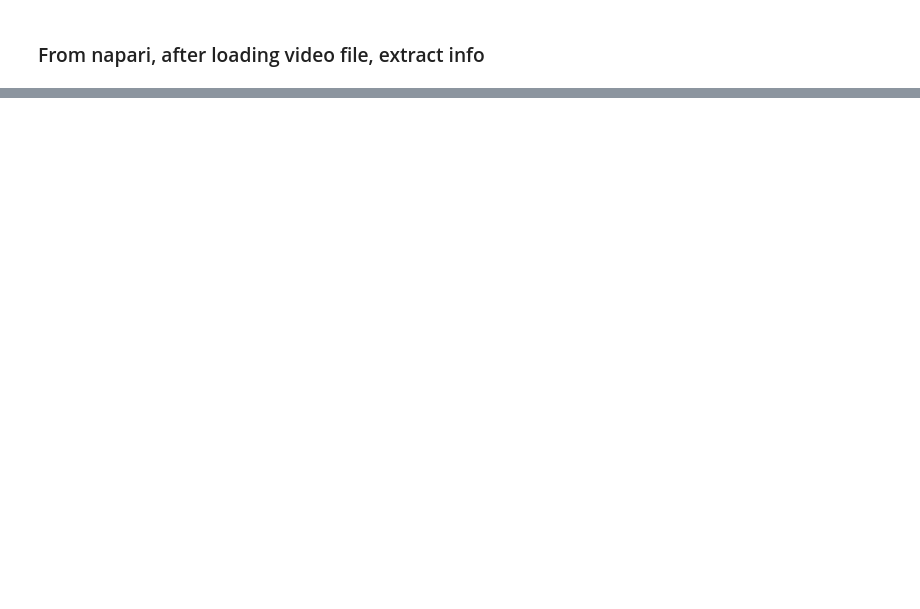
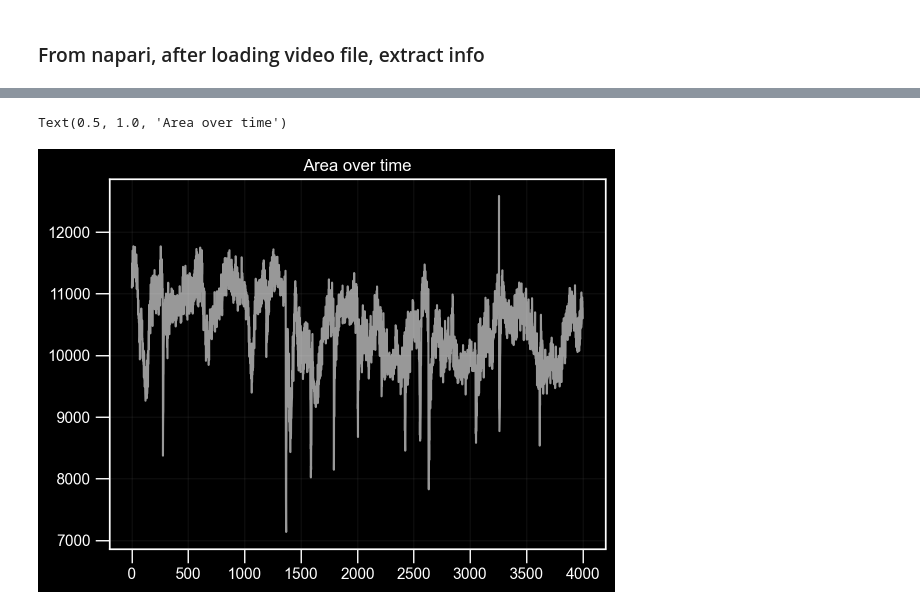
Before and after one commit to horsto/OCTRON-GUI, a Jupyter notebook: octron/notebooks/napari_tests.ipynb, the cells around one changed output, grey strips where cells are left out. Drawn from its saved outputs; the diff is of its cells as text; code cells hidden in the pictures; blank space fills up the shorter version.

```diff
--- a/octron/notebooks/napari_tests.ipynb
+++ b/octron/notebooks/napari_tests.ipynb
@@ -335,3 +348,9 @@ Highest cached index 820
+# %%
+plt.plot(list(predictor.inference_state['areas'][0].values()),'-', color='w', alpha=.6 )
+plt.title('Area over time')
+# %% [output]
+Text(0.5, 1.0, 'Area over time')
+[figure, added]
 # %%
 # output_dict_per_obj is huge
 # Structure
```
Also changed, not shown: parts of 24 cells of this notebook, 1 other file.
